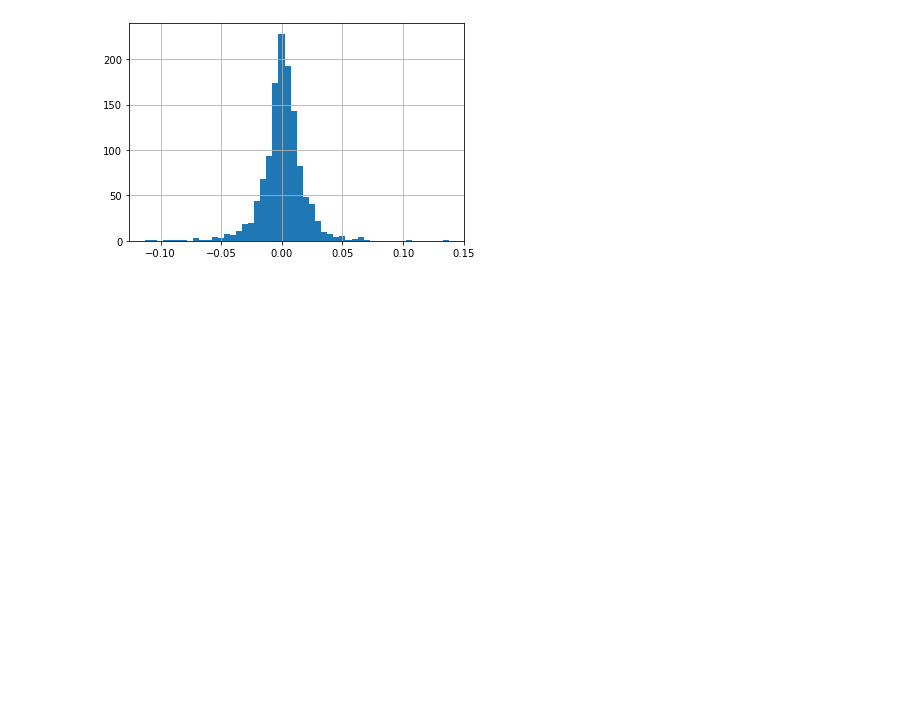
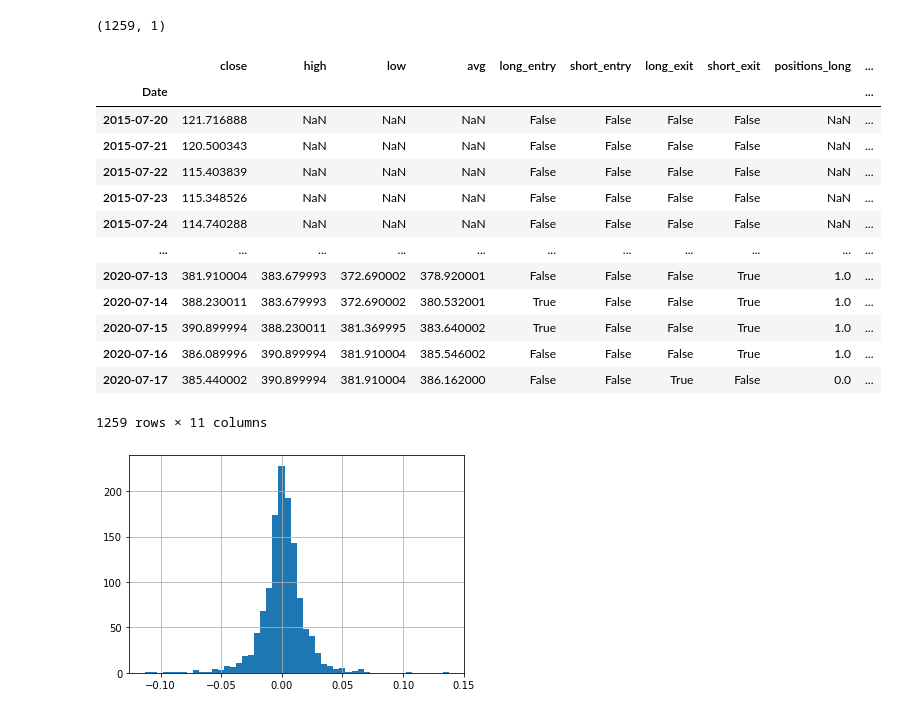
Before and after one commit to hapetrosyan/StockAnalysis, a Jupyter notebook: turtle_demo.ipynb, the cells around one changed output. Drawn from its saved outputs; the diff is of its cells as text; code cells hidden in the pictures; blank space fills up the shorter version.

```diff
--- a/turtle_demo.ipynb
+++ b/turtle_demo.ipynb
@@ -10,6 +10,6 @@ sl = st['symbol'].to_list()
 # %%
 
-all_data = {ticker: web.get_data_yahoo(ticker) for ticker in ['AAPL', 'AMZN', 'MSFT', 'GOOG']}
+all_data = {ticker: web.get_data_yahoo(ticker) for ticker in ['AAPL', 'AMZN', 'MSFT', 'GOOG', 'FB', 'PG']}
 # all_data = {ticker: web.get_data_yahoo(ticker) for ticker in sl}
 # all_data = web.get_data_yahoo('GOOG')
 price = pd.DataFrame({ticker: data['Adj Close'] for ticker, data in all_data.items()})
@@ -37,10 +27,14 @@ all_data
 # %%
-def get_stock_price(symbol):
-    df = pd.DataFrame(price[symbol])
+def get_stock_price(price_df, symbol):
+    df = pd.DataFrame(price_df[symbol])
     df.columns=['close']
     return df
 # %%
-stock = get_stock_price('AAPL')
+stock = get_stock_price(price, 'AAPL')
+# %%
+stock.shape
+# %% [output]
+(1259, 1)
 # %%
 stock['high'] = stock['close'].shift(1).rolling(window=5).max()
 stock['low'] = stock['close'].shift(1).rolling(window=5).min()
@@ -62,3 +56,20 @@ stock = stock.fillna(method='ffill')
+# %%
+stock
+# %% [output]
+|  | close | high | low | avg | long_entry | short_entry | long_exit | short_exit | positions_long | ... |
+| Date |  |  |  |  |  |  |  |  |  | ... |
+| 2015-07-20 | 121.716888 | NaN | NaN | NaN | False | False | False | False | NaN | ... |
+| 2015-07-21 | 120.500343 | NaN | NaN | NaN | False | False | False | False | NaN | ... |
+| 2015-07-22 | 115.403839 | NaN | NaN | NaN | False | False | False | False | NaN | ... |
+| 2015-07-23 | 115.348526 | NaN | NaN | NaN | False | False | False | False | NaN | ... |
+| 2015-07-24 | 114.740288 | NaN | NaN | NaN | False | False | False | False | NaN | ... |
+| ... | ... | ... | ... | ... | ... | ... | ... | ... | ... | ... |
+| 2020-07-13 | 381.910004 | 383.679993 | 372.690002 | 378.920001 | False | False | False | True | 1.0 | ... |
+| 2020-07-14 | 388.230011 | 383.679993 | 372.690002 | 380.532001 | True | False | False | True | 1.0 | ... |
+| 2020-07-15 | 390.899994 | 388.230011 | 381.369995 | 383.640002 | True | False | False | True | 1.0 | ... |
+| 2020-07-16 | 386.089996 | 390.899994 | 381.910004 | 385.546002 | False | False | False | True | 1.0 | ... |
+| 2020-07-17 | 385.440002 | 390.899994 | 381.910004 | 386.162000 | False | False | True | False | 0.0 | ... |
+1259 rows × 11 columns
 # %%
 daily_log_returns = np.log(stock['close']/stock['close'].shift(1))
 daily_log_returns = daily_log_returns * stock.Signal.shift(1)
```
Also changed, not shown: parts of 11 cells of this notebook.
